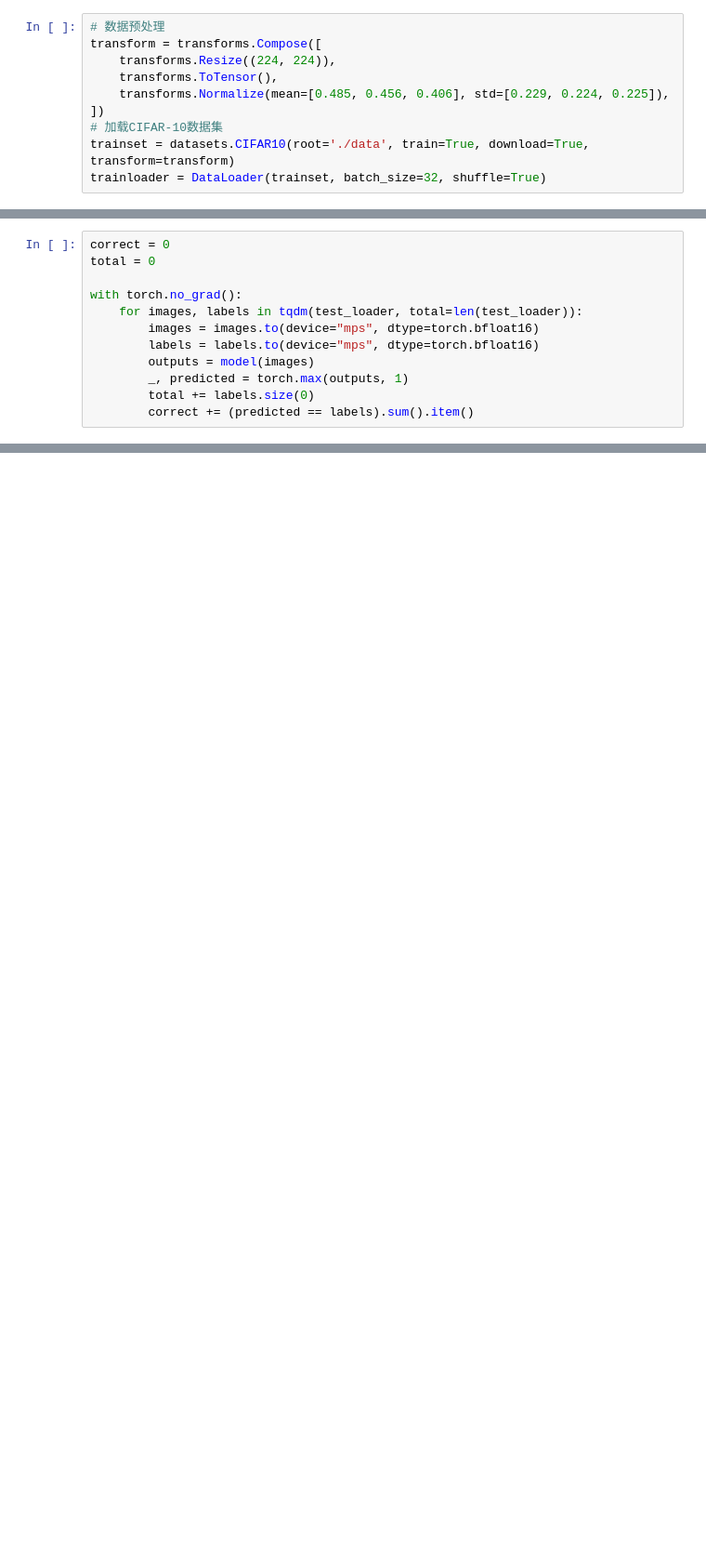
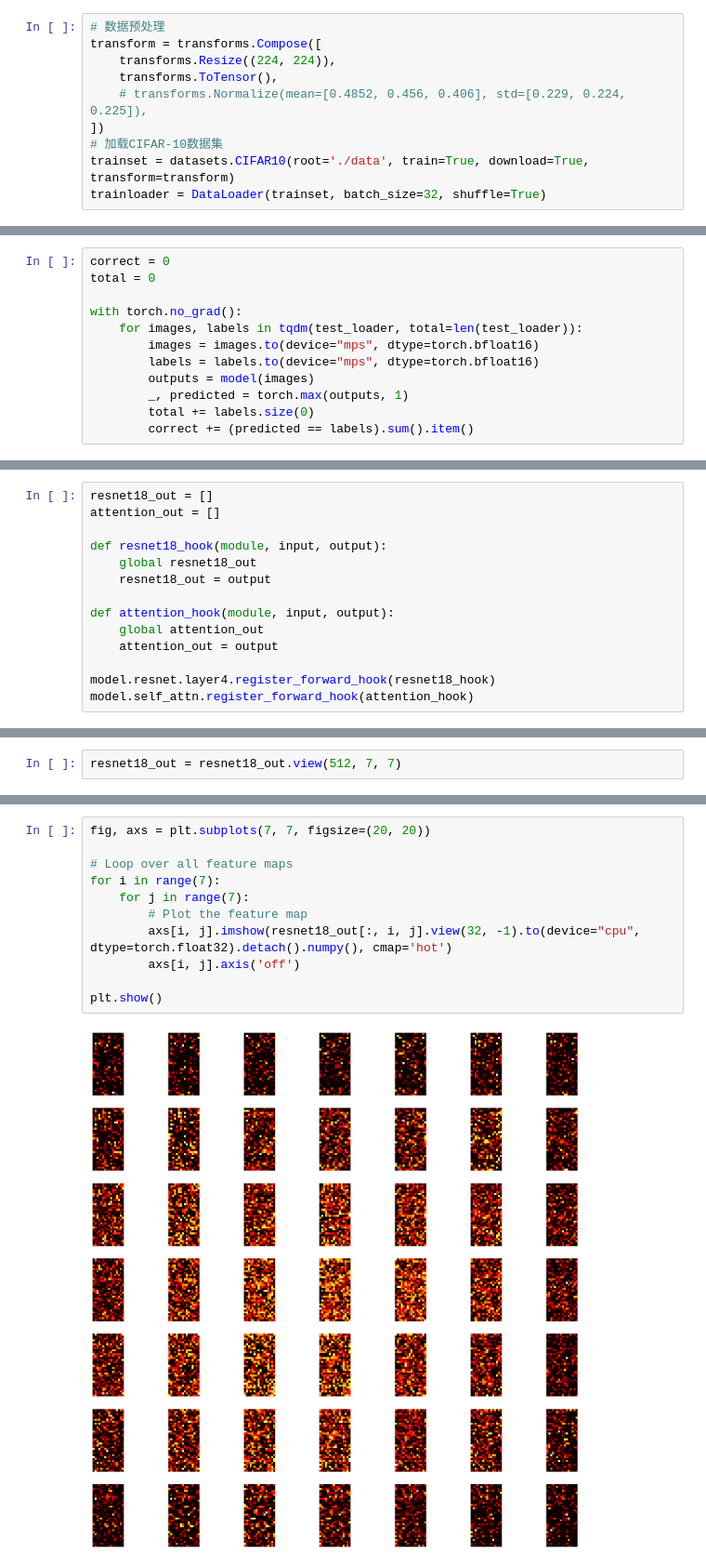
Before and after one commit to proximal-phalanx/pytorch-start, a Jupyter notebook: 07Hook/07Hook.ipynb, the cells around one changed output, grey strips where cells are left out. Shown at 93% size. Cells and saved outputs as stored; diff of their text form; blank space fills up the shorter version.

```diff
--- a/07Hook/07Hook.ipynb
+++ b/07Hook/07Hook.ipynb
@@ -48,7 +52,7 @@ class AttentionModel(nn.Module):
 transform = transforms.Compose([
     transforms.Resize((224, 224)),
     transforms.ToTensor(),
-    transforms.Normalize(mean=[0.485, 0.456, 0.406], std=[0.229, 0.224, 0.225]),
+    # transforms.Normalize(mean=[0.4852, 0.456, 0.406], std=[0.229, 0.224, 0.225]),
 ])
 # 加载CIFAR-10数据集
 trainset = datasets.CIFAR10(root='./data', train=True, download=True, transform=transform)
@@ -245,0 +223,14 @@ Clipping input data to the valid range for imshow with RGB data ([0..1] for floa
+# %%
+resnet18_out = []
+attention_out = []
+
+def resnet18_hook(module, input, output):
+    global resnet18_out
+    resnet18_out = output
+
+def attention_hook(module, input, output):
+    global attention_out
+    attention_out = output
+
+model.resnet.layer4.register_forward_hook(resnet18_hook)
+model.self_attn.register_forward_hook(attention_hook)
@@ -245,0 +252,2 @@ Clipping input data to the valid range for imshow with RGB data ([0..1] for floa
+# %%
+resnet18_out = resnet18_out.view(512, 7, 7)
@@ -245,0 +258,13 @@ Clipping input data to the valid range for imshow with RGB data ([0..1] for floa
+# %%
+fig, axs = plt.subplots(7, 7, figsize=(20, 20))
+
+# Loop over all feature maps
+for i in range(7):
+    for j in range(7):
+        # Plot the feature map
+        axs[i, j].imshow(resnet18_out[:, i, j].view(32, -1).to(device="cpu", dtype=torch.float32).detach().numpy(), cmap='hot')
+        axs[i, j].axis('off')
+
+plt.show()
+# %% [output]
+[figure, added]
```
Also changed, not shown: parts of 17 cells of this notebook, 3 other files.
